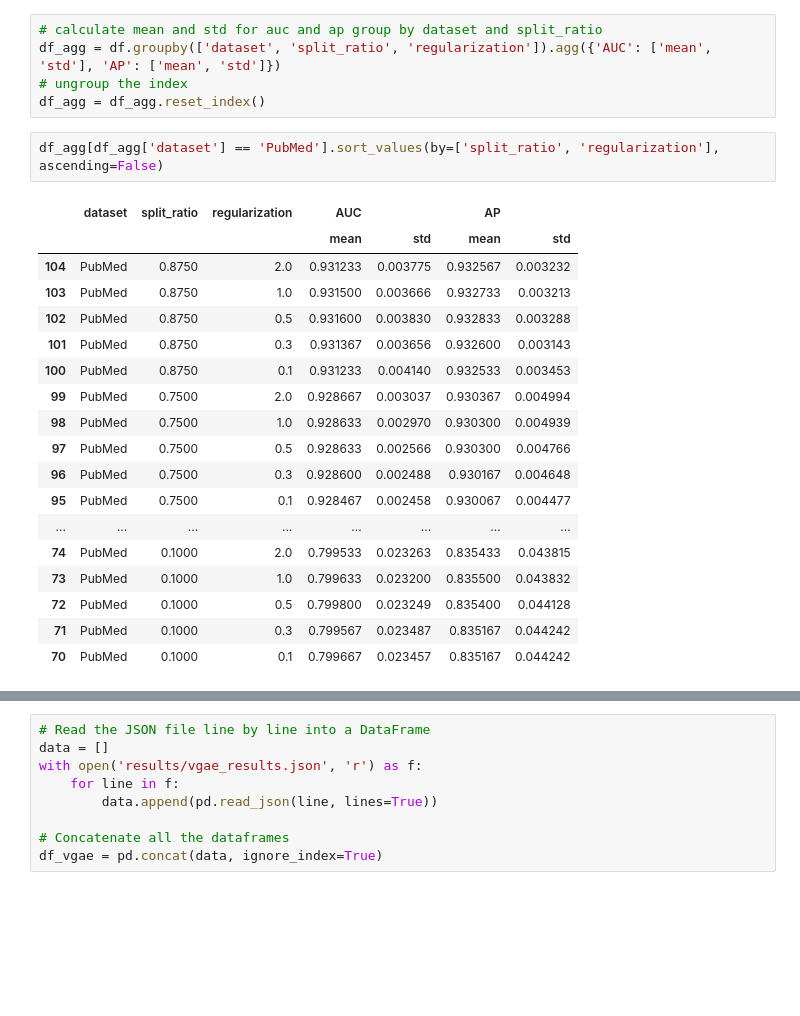
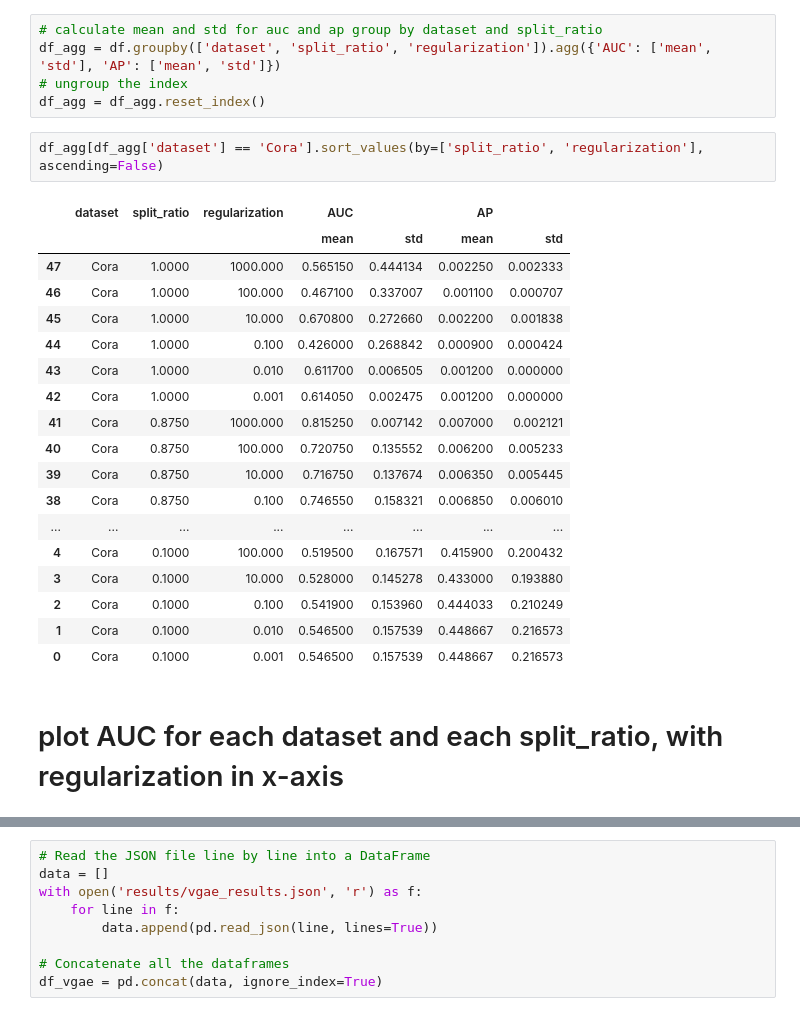
Before and after one commit to FDUguchunhui/latent-space-constraint-GNN, a Jupyter notebook: notebook/analysis/aggregation.ipynb, the cells around one changed output, grey strips where cells are left out. Cells and saved outputs as stored; diff of their text form; blank space fills up the shorter version.

```diff
--- a/notebook/analysis/aggregation.ipynb
+++ b/notebook/analysis/aggregation.ipynb
@@ -42,26 +42,28 @@ df_agg = df.groupby(['dataset', 'split_ratio', 'regularization']).agg({'AUC': ['
 # ungroup the index
 df_agg = df_agg.reset_index()
 # %%
-df_agg[df_agg['dataset'] == 'PubMed'].sort_values(by=['split_ratio', 'regularization'], ascending=False)
+df_agg[df_agg['dataset'] == 'Cora'].sort_values(by=['split_ratio', 'regularization'], ascending=False)
 # %% [output]
 |  | dataset | split_ratio | regularization | AUC |  | AP |  |
 |  |  |  |  | mean | std | mean | std |
-| 104 | PubMed | 0.8750 | 2.0 | 0.931233 | 0.003775 | 0.932567 | 0.003232 |
-| 103 | PubMed | 0.8750 | 1.0 | 0.931500 | 0.003666 | 0.932733 | 0.003213 |
-| 102 | PubMed | 0.8750 | 0.5 | 0.931600 | 0.003830 | 0.932833 | 0.003288 |
-| 101 | PubMed | 0.8750 | 0.3 | 0.931367 | 0.003656 | 0.932600 | 0.003143 |
-| 100 | PubMed | 0.8750 | 0.1 | 0.931233 | 0.004140 | 0.932533 | 0.003453 |
-| 99 | PubMed | 0.7500 | 2.0 | 0.928667 | 0.003037 | 0.930367 | 0.004994 |
-| 98 | PubMed | 0.7500 | 1.0 | 0.928633 | 0.002970 | 0.930300 | 0.004939 |
-| 97 | PubMed | 0.7500 | 0.5 | 0.928633 | 0.002566 | 0.930300 | 0.004766 |
-| 96 | PubMed | 0.7500 | 0.3 | 0.928600 | 0.002488 | 0.930167 | 0.004648 |
-| 95 | PubMed | 0.7500 | 0.1 | 0.928467 | 0.002458 | 0.930067 | 0.004477 |
+| 47 | Cora | 1.0000 | 1000.000 | 0.565150 | 0.444134 | 0.002250 | 0.002333 |
+| 46 | Cora | 1.0000 | 100.000 | 0.467100 | 0.337007 | 0.001100 | 0.000707 |
+| 45 | Cora | 1.0000 | 10.000 | 0.670800 | 0.272660 | 0.002200 | 0.001838 |
+| 44 | Cora | 1.0000 | 0.100 | 0.426000 | 0.268842 | 0.000900 | 0.000424 |
+| 43 | Cora | 1.0000 | 0.010 | 0.611700 | 0.006505 | 0.001200 | 0.000000 |
+| 42 | Cora | 1.0000 | 0.001 | 0.614050 | 0.002475 | 0.001200 | 0.000000 |
+| 41 | Cora | 0.8750 | 1000.000 | 0.815250 | 0.007142 | 0.007000 | 0.002121 |
+| 40 | Cora | 0.8750 | 100.000 | 0.720750 | 0.135552 | 0.006200 | 0.005233 |
+| 39 | Cora | 0.8750 | 10.000 | 0.716750 | 0.137674 | 0.006350 | 0.005445 |
+| 38 | Cora | 0.8750 | 0.100 | 0.746550 | 0.158321 | 0.006850 | 0.006010 |
 | ... | ... | ... | ... | ... | ... | ... | ... |
-| 74 | PubMed | 0.1000 | 2.0 | 0.799533 | 0.023263 | 0.835433 | 0.043815 |
-| 73 | PubMed | 0.1000 | 1.0 | 0.799633 | 0.023200 | 0.835500 | 0.043832 |
-| 72 | PubMed | 0.1000 | 0.5 | 0.799800 | 0.023249 | 0.835400 | 0.044128 |
-| 71 | PubMed | 0.1000 | 0.3 | 0.799567 | 0.023487 | 0.835167 | 0.044242 |
-| 70 | PubMed | 0.1000 | 0.1 | 0.799667 | 0.023457 | 0.835167 | 0.044242 |
+| 4 | Cora | 0.1000 | 100.000 | 0.519500 | 0.167571 | 0.415900 | 0.200432 |
+| 3 | Cora | 0.1000 | 10.000 | 0.528000 | 0.145278 | 0.433000 | 0.193880 |
+| 2 | Cora | 0.1000 | 0.100 | 0.541900 | 0.153960 | 0.444033 | 0.210249 |
+| 1 | Cora | 0.1000 | 0.010 | 0.546500 | 0.157539 | 0.448667 | 0.216573 |
+| 0 | Cora | 0.1000 | 0.001 | 0.546500 | 0.157539 | 0.448667 | 0.216573 |
+# %% [markdown]
+# plot AUC for each dataset and each split_ratio, with regularization in x-axis
 # %%
 # plot lineplot for AUC and AP for each dataset and split_ratio
 fig, ax = plt.subplots(2, 1, figsize=(10, 10))
```
Also changed, not shown: parts of 2 cells of this notebook, 7 other files.
